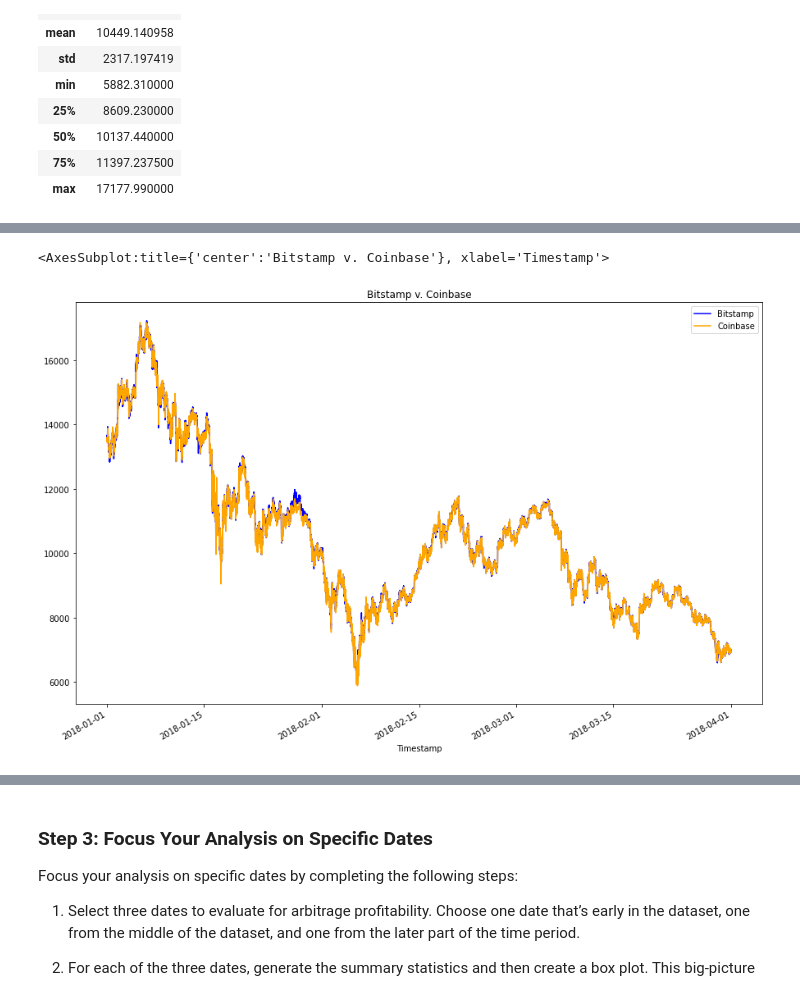
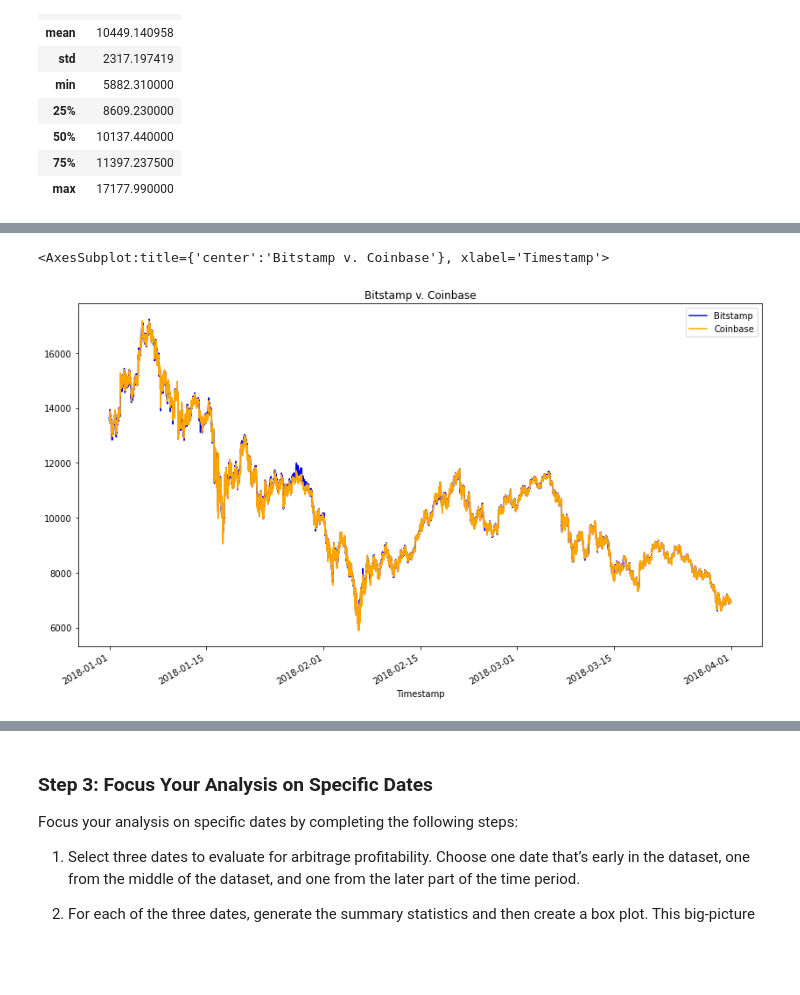
Before and after one commit to mbfm24/crypto_arbitrage_challenge, a Jupyter notebook: crypto_arbitrage.ipynb, the cells around one changed output, grey strips where cells are left out. Saved outputs shown, nothing was run; the diff lists cells and outputs as text; code cells hidden in the pictures; blank space fills up the shorter version.

```diff
--- a/crypto_arbitrage.ipynb
+++ b/crypto_arbitrage.ipynb
@@ -192,10 +192,12 @@ Select the data you want to analyze. Use `loc` or `iloc` to select the following
 * Close
 # %%
 # Use loc or iloc to select `Timestamp (the index)` and `Close` from bitstamp DataFrame
-bitstamp_sliced = # YOUR CODE HERE
+
+bitstamp_sliced = bitstamp_df.iloc[:, [3]]
 
 # Review the first five rows of the DataFrame
-# YOUR CODE HERE
+
+bitstamp_sliced.head()
 # %% [output]
 |  | Close |
 | Timestamp |  |
@@ -206,10 +208,11 @@ bitstamp_sliced = # YOUR CODE HERE
 | 2018-01-01 00:04:00 | 13620.00 |
 # %%
 # Use loc or iloc to select `Timestamp (the index)` and `Close` from coinbase DataFrame
-coinbase_sliced = # YOUR CODE HERE
+coinbase_sliced = coinbase_df.iloc[:, [3]]
 
 # Review the first five rows of the DataFrame
-# YOUR CODE HERE
+
+coinbase_sliced.head()
 # %% [output]
 |  | Close |
 | Timestamp |  |
@@ -273,11 +280,14 @@ Sort through the time series data associated with the bitstamp and coinbase Data
 # %%
 # Overlay the visualizations for the bitstamp and coinbase DataFrames in one plot
 # The plot should visualize the prices over the full lenth of the dataset
 # Be sure to include the parameters: legend, figure size, title, and color and label
-# YOUR CODE HERE
+
+bitstamp_sliced['Close'].loc['2018-01-01' :].plot(legend = True, figsize = (14, 8), title = "Bitstamp v. Coinbase", color = 'Blue' , label = 'Bitstamp')
+
+coinbase_sliced['Close'].loc['2018-01-01' :].plot(legend = True, figsize = (14, 8), color = 'Orange', label = 'Coinbase')
 # %% [output]
 <AxesSubplot:title={'center':'Bitstamp v. Coinbase'}, xlabel='Timestamp'>
-[figure, old version]
+[figure, new version]
 # %%
 # Using the loc and plot functions, create an overlay plot that visualizes
 # the price action of both DataFrames for a one month period early in the dataset
```
Also changed, not shown: parts of 14 cells of this notebook.
